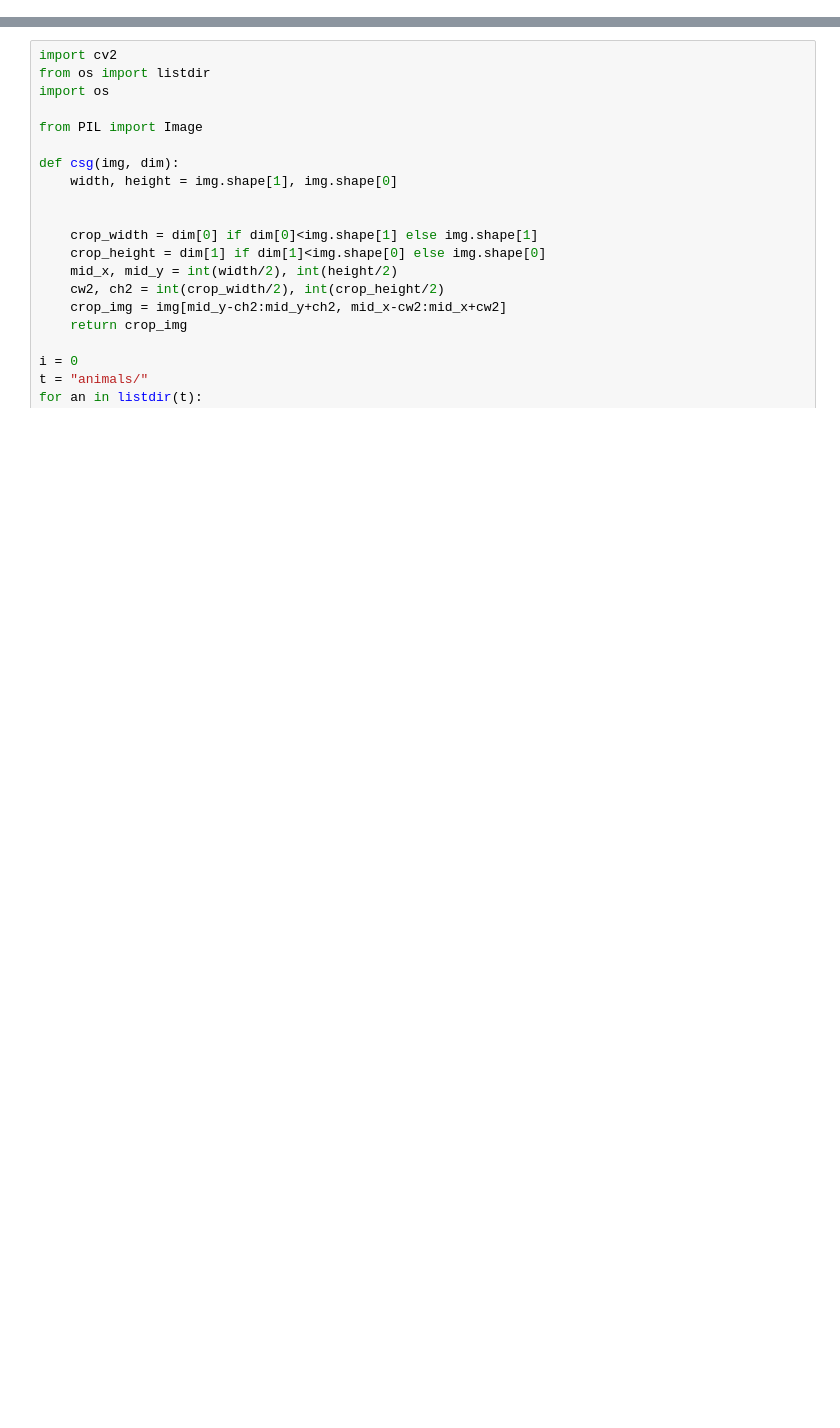
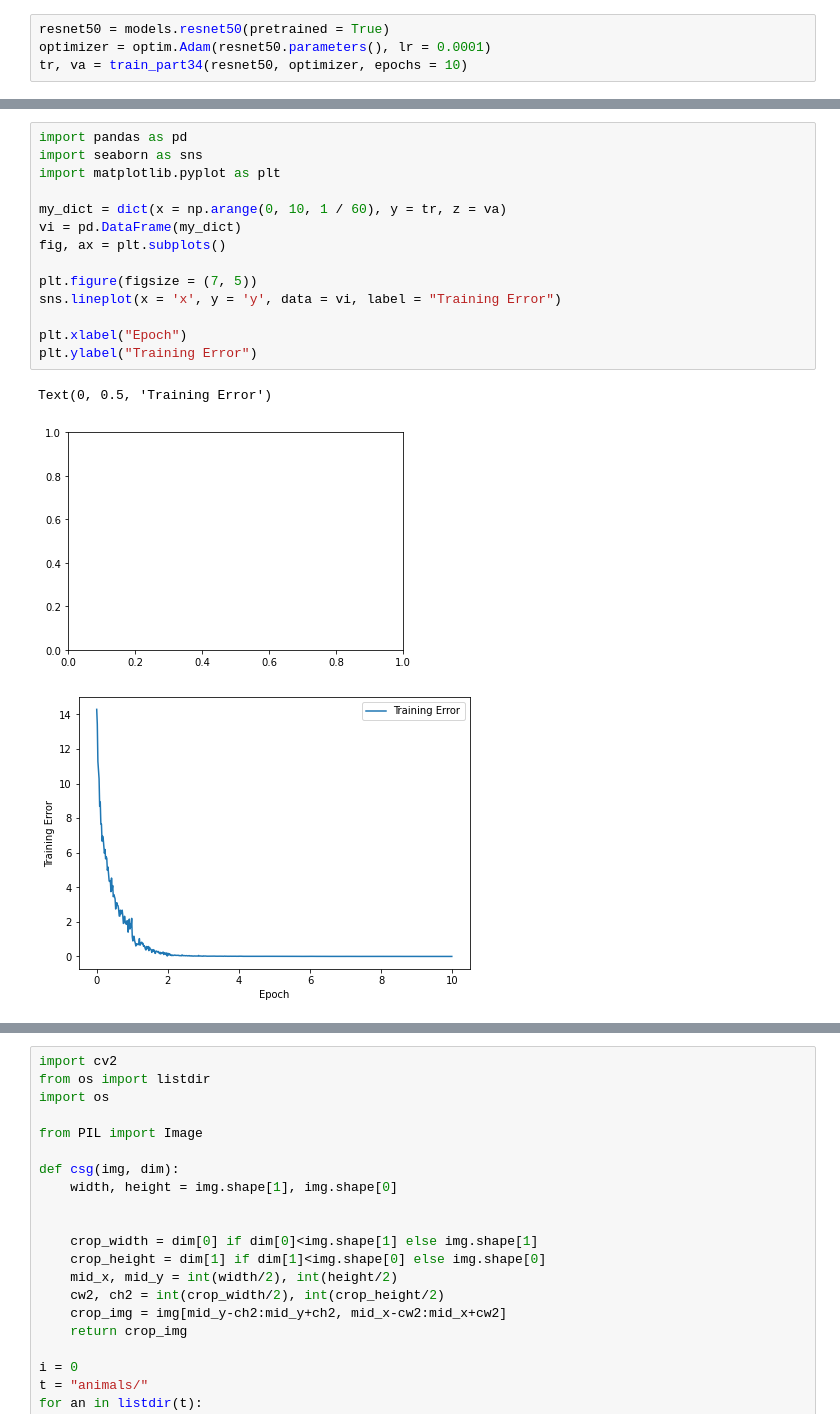
Before and after one commit to HinanawiTS/Wildlife-Classification-with-Deep-Learning, a Jupyter notebook: ResnetBaseline.ipynb, the cells around one changed output, grey strips where cells are left out. Cells and saved outputs as stored; diff of their text form; blank space fills up the shorter version.

```diff
--- a/ResnetBaseline.ipynb
+++ b/ResnetBaseline.ipynb
@@ -207,0 +149,4 @@ loader_val =  DataLoader(loader_val, batch_size = batch_size, num_workers = 0)
+# %%
+resnet50 = models.resnet50(pretrained = True)
+optimizer = optim.Adam(resnet50.parameters(), lr = 0.0001)
+tr, va = train_part34(resnet50, optimizer, epochs = 10)
@@ -207,0 +171,18 @@ loader_val =  DataLoader(loader_val, batch_size = batch_size, num_workers = 0)
+# %%
+import pandas as pd
+import seaborn as sns
+import matplotlib.pyplot as plt
+
+my_dict = dict(x = np.arange(0, 10, 1 / 60), y = tr, z = va)
+vi = pd.DataFrame(my_dict)
+fig, ax = plt.subplots()
+
+plt.figure(figsize = (7, 5))
+sns.lineplot(x = 'x', y = 'y', data = vi, label = "Training Error")
+
+plt.xlabel("Epoch")
+plt.ylabel("Training Error")
+# %% [output]
+Text(0, 0.5, 'Training Error')
+[figure, added]
+[figure, added]
```
Also changed, not shown: parts of 15 cells of this notebook.
